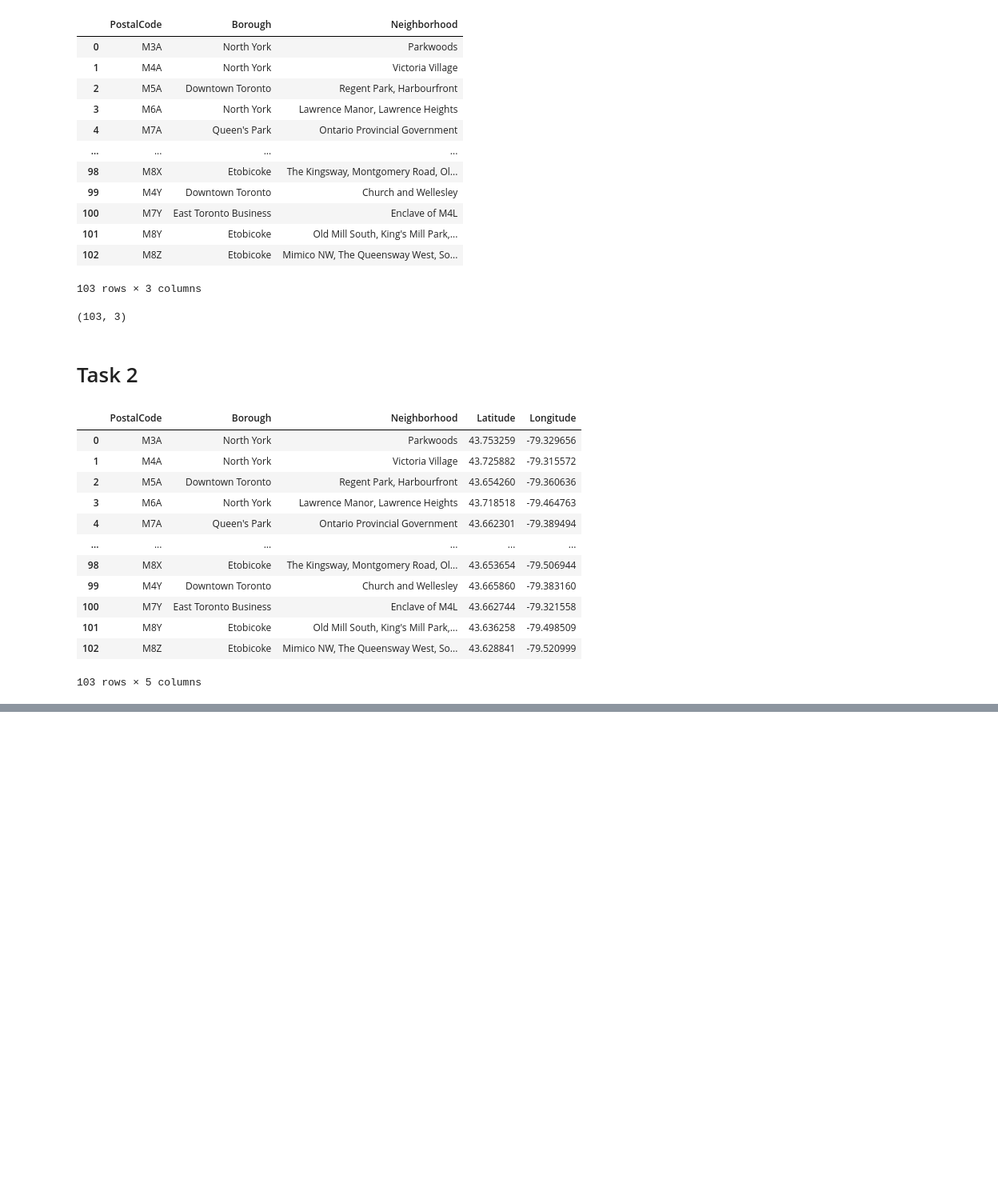
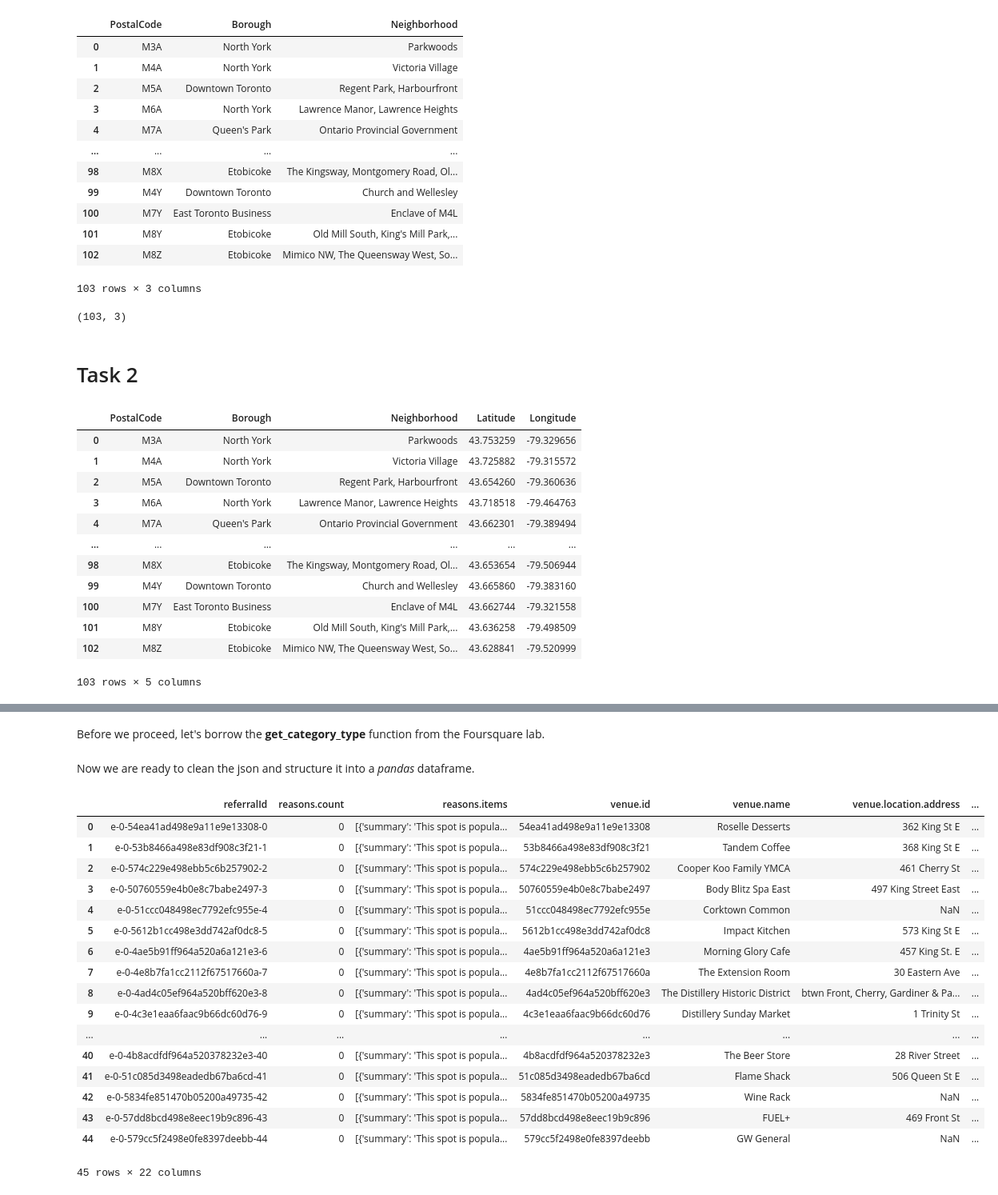
Before and after one commit to mseguerra/Coursera_Capstone, a Jupyter notebook: Week 3.ipynb, the cells around one changed output, grey strips where cells are left out. Shown at 80% size. Cells and saved outputs as stored; diff of their text form; code cells hidden in the pictures; blank space fills up the shorter version.

```diff
--- a/Week 3.ipynb
+++ b/Week 3.ipynb
@@ -76,0 +120,5 @@ merged_df
+# %%
+CLIENT_ID = 'L2A045GHA3KI3AXXEXSRVHT5CGHFVGVFRVKWLALWMQSH0Y34' # your Foursquare ID
+CLIENT_SECRET = 'J0GXYOKXQ2JSFBF2G03BI5P4IQKNRY4FKB5GDFSPMFYYMZEE' # your Foursquare Secret
+VERSION = '20180605' # Foursquare API version
+LIMIT = 100 # A default Foursquare API limit value
@@ -76,0 +133,8 @@ merged_df
+# %%
+neighborhood_latitude = df.loc[0, 'Latitude'] # neighborhood latitude value
+neighborhood_longitude = df.loc[0, 'Longitude'] # neighborhood longitude value
+neighborhood_name = df.loc[0, 'Neighborhood'] # neighborhood name
+
+print('Latitude and longitude values of {} are {}, {}.'.format(neighborhood_name,
+                                                               neighborhood_latitude,
+                                                               neighborhood_longitude))
@@ -76,0 +147,12 @@ merged_df
+# %%
+LIMIT = 100 # limit of number of venues returned by Foursquare API
+radius = 500 # define radius
+url = 'https://api.foursquare.com/v2/venues/explore?&client_id={}&client_secret={}&v={}&ll={},{}&radius={}&limit={}'.format(
+    CLIENT_ID,
+    CLIENT_SECRET,
+    VERSION,
+    neighborhood_latitude,
+    neighborhood_longitude,
+    radius,
+    LIMIT)
+url # display URL
@@ -76,0 +163,3 @@ merged_df
+# %%
+results = requests.get(url).json()
+results
@@ -76,0 +184,2 @@ merged_df
+# %% [markdown]
+Before we proceed, let's borrow the **get_category_type** function from the Foursquare lab.
@@ -76,0 +198,26 @@ merged_df
+# %% [markdown]
+Now we are ready to clean the json and structure it into a _pandas_ dataframe.
+# %%
+venues = results['response']['groups'][0]['items']
+
+nearby_venues = pd.json_normalize(venues) # flatten JSON
+nearby_venues
+# %% [output]
+|  | referralId | reasons.count | reasons.items | venue.id | venue.name | venue.location.address | ... |
+| 0 | e-0-54ea41ad498e9a11e9e13308-0 | 0 | [{'summary': 'This spot is popula... | 54ea41ad498e9a11e9e13308 | Roselle Desserts | 362 King St E | ... |
+| 1 | e-0-53b8466a498e83df908c3f21-1 | 0 | [{'summary': 'This spot is popula... | 53b8466a498e83df908c3f21 | Tandem Coffee | 368 King St E | ... |
+| 2 | e-0-574c229e498ebb5c6b257902-2 | 0 | [{'summary': 'This spot is popula... | 574c229e498ebb5c6b257902 | Cooper Koo Family YMCA | 461 Cherry St | ... |
+| 3 | e-0-50760559e4b0e8c7babe2497-3 | 0 | [{'summary': 'This spot is popula... | 50760559e4b0e8c7babe2497 | Body Blitz Spa East | 497 King Street East | ... |
+| 4 | e-0-51ccc048498ec7792efc955e-4 | 0 | [{'summary': 'This spot is popula... | 51ccc048498ec7792efc955e | Corktown Common | NaN | ... |
+| 5 | e-0-5612b1cc498e3dd742af0dc8-5 | 0 | [{'summary': 'This spot is popula... | 5612b1cc498e3dd742af0dc8 | Impact Kitchen | 573 King St E | ... |
+| 6 | e-0-4ae5b91ff964a520a6a121e3-6 | 0 | [{'summary': 'This spot is popula... | 4ae5b91ff964a520a6a121e3 | Morning Glory Cafe | 457 King St. E | ... |
+| 7 | e-0-4e8b7fa1cc2112f67517660a-7 | 0 | [{'summary': 'This spot is popula... | 4e8b7fa1cc2112f67517660a | The Extension Room | 30 Eastern Ave | ... |
+| 8 | e-0-4ad4c05ef964a520bff620e3-8 | 0 | [{'summary': 'This spot is popula... | 4ad4c05ef964a520bff620e3 | The Distillery Historic District | btwn Front, Cherry, Gardiner & Pa... | ... |
+| 9 | e-0-4c3e1eaa6faac9b66dc60d76-9 | 0 | [{'summary': 'This spot is popula... | 4c3e1eaa6faac9b66dc60d76 | Distillery Sunday Market | 1 Trinity St | ... |
+| ... | ... | ... | ... | ... | ... | ... | ... |
+| 40 | e-0-4b8acdfdf964a520378232e3-40 | 0 | [{'summary': 'This spot is popula... | 4b8acdfdf964a520378232e3 | The Beer Store | 28 River Street | ... |
+| 41 | e-0-51c085d3498eadedb67ba6cd-41 | 0 | [{'summary': 'This spot is popula... | 51c085d3498eadedb67ba6cd | Flame Shack | 506 Queen St E | ... |
+| 42 | e-0-5834fe851470b05200a49735-42 | 0 | [{'summary': 'This spot is popula... | 5834fe851470b05200a49735 | Wine Rack | NaN | ... |
+| 43 | e-0-57dd8bcd498e8eec19b9c896-43 | 0 | [{'summary': 'This spot is popula... | 57dd8bcd498e8eec19b9c896 | FUEL+ | 469 Front St | ... |
+| 44 | e-0-579cc5f2498e0fe8397deebb-44 | 0 | [{'summary': 'This spot is popula... | 579cc5f2498e0fe8397deebb | GW General | NaN | ... |
+45 rows × 22 columns
```
Also changed, not shown: parts of 59 cells of this notebook.
